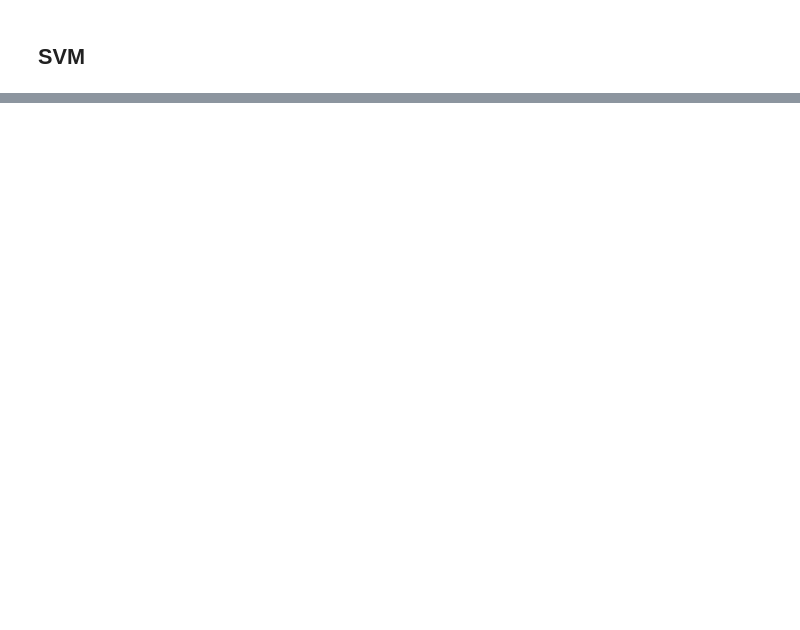
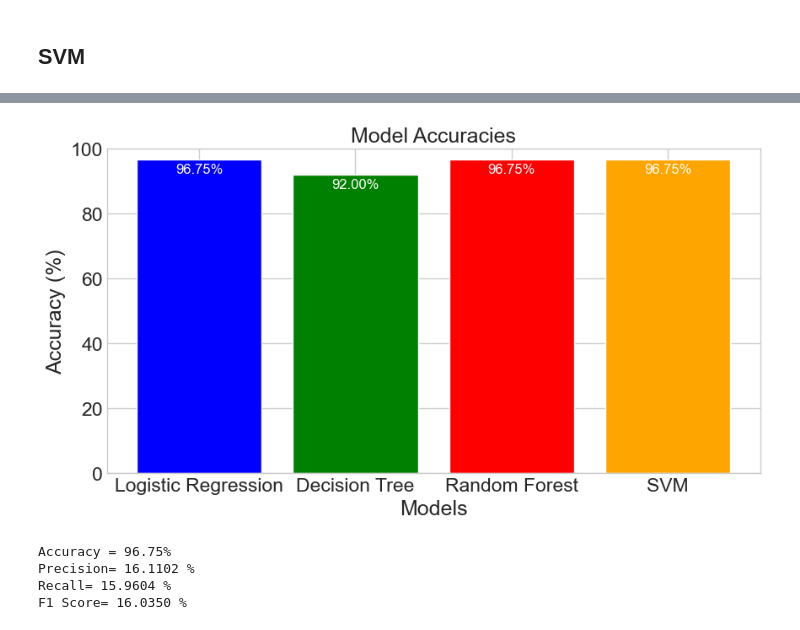
Before and after one commit to Dpatel458/Indus-Internship-Predictive-Maintenance-for-Industrial-Equipment-, a Jupyter notebook: Codes/Indus_Intership_TRIAL.ipynb, the cells around one changed output, grey strips where cells are left out. Drawn from its saved outputs; the diff is of its cells as text; code cells hidden in the pictures; blank space fills up the shorter version.

```diff
--- a/Codes/Indus_Intership_TRIAL.ipynb
+++ b/Codes/Indus_Intership_TRIAL.ipynb
@@ -419,0 +521,34 @@ Accuracy = 96.05%
+# %%
+import matplotlib.pyplot as plt
+
+# Given accuracies for the models
+accuracies = {
+    'Logistic Regression': 96.75,
+    'Decision Tree': 92.00,
+    'Random Forest': 96.75,
+    'SVM': 96.75
+}
+
+# Models and their corresponding accuracies
+models = list(accuracies.keys())
+values = list(accuracies.values())
+
+# Colors for each bar
+colors = ['blue', 'green', 'red', 'orange']
+
+# Plotting the accuracies
+plt.figure(figsize=(10, 5))
+bars = plt.bar(models, values, color=colors)
+
+# Adding accuracy labels on top of the bars
+for bar, value in zip(bars, values):
+    plt.text(bar.get_x() + bar.get_width() / 2, bar.get_height() - 5, f'{value:.2f}%',
+             ha='center', va='bottom', color='white', fontsize=12)
+
+plt.xlabel('Models')
+plt.ylabel('Accuracy (%)')
+plt.title('Model Accuracies')
+plt.ylim(0, 100)  # Ensure y-axis goes from 0 to 100 for better visualization
+plt.show()
+# %% [output]
+[figure, added]
@@ -419,0 +562,10 @@ Accuracy = 96.05%
+# %%
+print(f"Accuracy = {a:.2f}%")
+print(f"Precision= {b*100:.4f} %")
+print(f"Recall= {c*100:.4f} %")
+print(f"F1 Score= {d*100:.4f} %")
+# %% [output]
+Accuracy = 96.75%
+Precision= 16.1102 %
+Recall= 15.9604 %
+F1 Score= 16.0350 %
```
Also changed, not shown: parts of 17 cells of this notebook.
